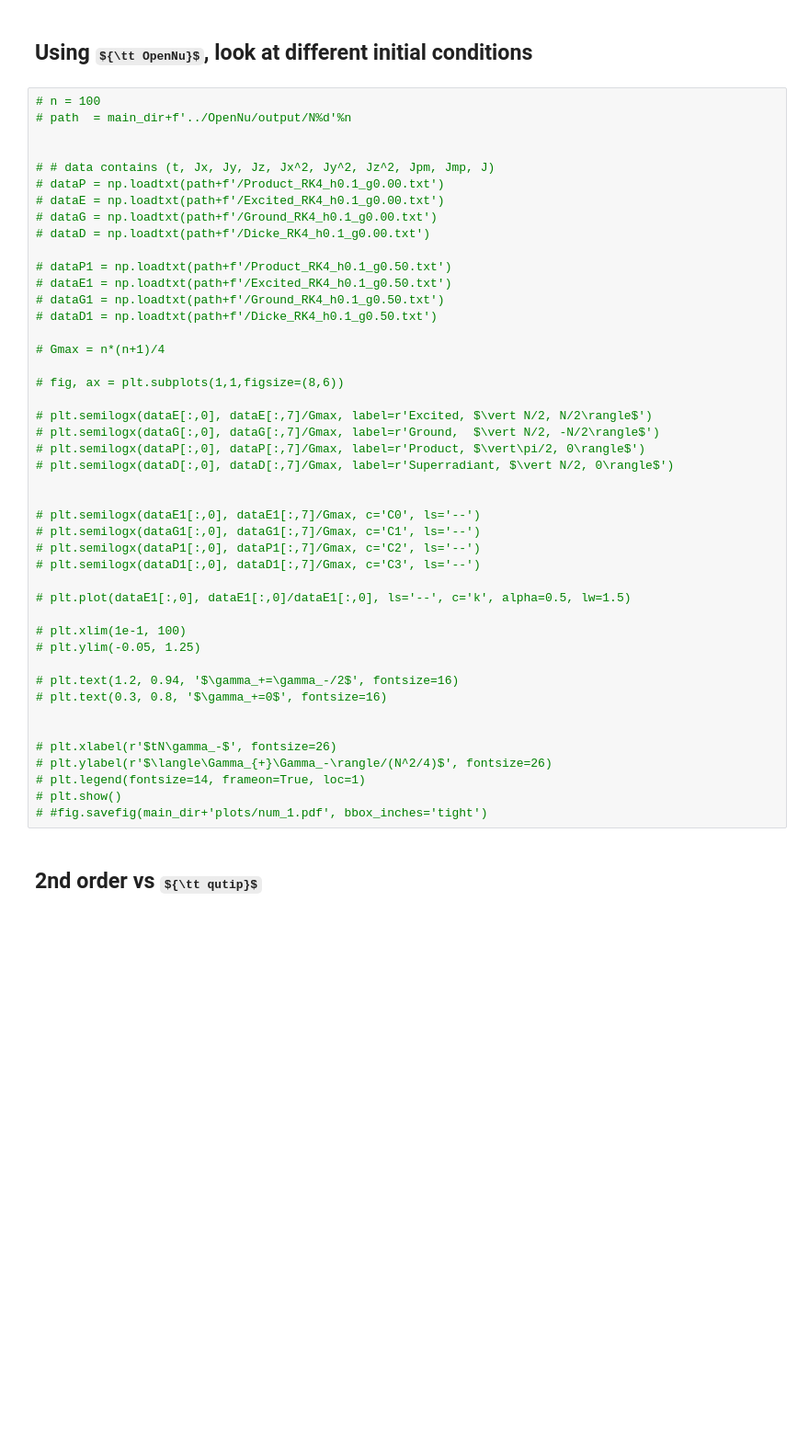
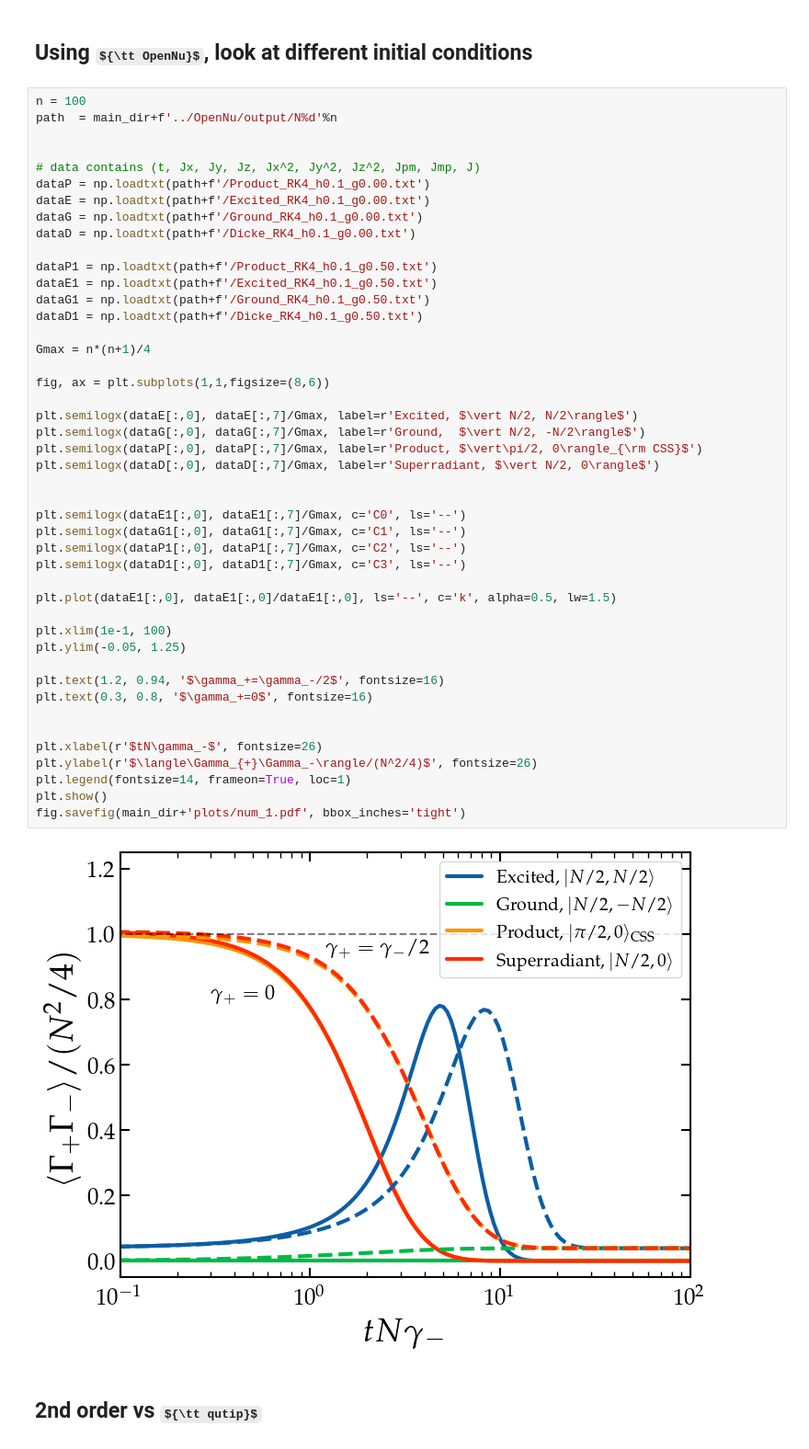
Before and after one commit to gpierobon/pyOpenNu, a Jupyter notebook: notebooks/Solutions.ipynb, the cells around one changed output. Shown at 92% size. Cells and saved outputs as stored; diff of their text form; some formulas as TeX source; blank space fills up the shorter version.

Commit message:
final plots from qutip

```diff
--- a/notebooks/Solutions.ipynb
+++ b/notebooks/Solutions.ipynb
@@ -394,50 +395,52 @@ fig.savefig(main_dir+'plots/jx2_t.pdf', bbox_inches='tight')
 # %% [markdown]
 ## Using ${\tt OpenNu}$, look at different initial conditions
 # %%
-# n = 100
-# path  = main_dir+f'../OpenNu/output/N%d'%n
+n = 100
+path  = main_dir+f'../OpenNu/output/N%d'%n
 
 
-# # data contains (t, Jx, Jy, Jz, Jx^2, Jy^2, Jz^2, Jpm, Jmp, J)
-# dataP = np.loadtxt(path+f'/Product_RK4_h0.1_g0.00.txt')
-# dataE = np.loadtxt(path+f'/Excited_RK4_h0.1_g0.00.txt')
-# dataG = np.loadtxt(path+f'/Ground_RK4_h0.1_g0.00.txt')
-# dataD = np.loadtxt(path+f'/Dicke_RK4_h0.1_g0.00.txt')
+# data contains (t, Jx, Jy, Jz, Jx^2, Jy^2, Jz^2, Jpm, Jmp, J)
+dataP = np.loadtxt(path+f'/Product_RK4_h0.1_g0.00.txt')
+dataE = np.loadtxt(path+f'/Excited_RK4_h0.1_g0.00.txt')
+dataG = np.loadtxt(path+f'/Ground_RK4_h0.1_g0.00.txt')
+dataD = np.loadtxt(path+f'/Dicke_RK4_h0.1_g0.00.txt')
 
-# dataP1 = np.loadtxt(path+f'/Product_RK4_h0.1_g0.50.txt')
-# dataE1 = np.loadtxt(path+f'/Excited_RK4_h0.1_g0.50.txt')
-# dataG1 = np.loadtxt(path+f'/Ground_RK4_h0.1_g0.50.txt')
-# dataD1 = np.loadtxt(path+f'/Dicke_RK4_h0.1_g0.50.txt')
+dataP1 = np.loadtxt(path+f'/Product_RK4_h0.1_g0.50.txt')
+dataE1 = np.loadtxt(path+f'/Excited_RK4_h0.1_g0.50.txt')
+dataG1 = np.loadtxt(path+f'/Ground_RK4_h0.1_g0.50.txt')
+dataD1 = np.loadtxt(path+f'/Dicke_RK4_h0.1_g0.50.txt')
 
-# Gmax = n*(n+1)/4
+Gmax = n*(n+1)/4
 
-# fig, ax = plt.subplots(1,1,figsize=(8,6))
+fig, ax = plt.subplots(1,1,figsize=(8,6))
 
-# plt.semilogx(dataE[:,0], dataE[:,7]/Gmax, label=r'Excited, $\vert N/2, N/2\rangle$')
-# plt.semilogx(dataG[:,0], dataG[:,7]/Gmax, label=r'Ground,  $\vert N/2, -N/2\rangle$')
-# plt.semilogx(dataP[:,0], dataP[:,7]/Gmax, label=r'Product, $\vert\pi/2, 0\rangle$')
-# plt.semilogx(dataD[:,0], dataD[:,7]/Gmax, label=r'Superradiant, $\vert N/2, 0\rangle$')
+plt.semilogx(dataE[:,0], dataE[:,7]/Gmax, label=r'Excited, $\vert N/2, N/2\rangle$')
+plt.semilogx(dataG[:,0], dataG[:,7]/Gmax, label=r'Ground,  $\vert N/2, -N/2\rangle$')
+plt.semilogx(dataP[:,0], dataP[:,7]/Gmax, label=r'Product, $\vert\pi/2, 0\rangle_{\rm CSS}$')
+plt.semilogx(dataD[:,0], dataD[:,7]/Gmax, label=r'Superradiant, $\vert N/2, 0\rangle$')
 
 
-# plt.semilogx(dataE1[:,0], dataE1[:,7]/Gmax, c='C0', ls='--')
-# plt.semilogx(dataG1[:,0], dataG1[:,7]/Gmax, c='C1', ls='--')
-# plt.semilogx(dataP1[:,0], dataP1[:,7]/Gmax, c='C2', ls='--')
-# plt.semilogx(dataD1[:,0], dataD1[:,7]/Gmax, c='C3', ls='--')
+plt.semilogx(dataE1[:,0], dataE1[:,7]/Gmax, c='C0', ls='--')
+plt.semilogx(dataG1[:,0], dataG1[:,7]/Gmax, c='C1', ls='--')
+plt.semilogx(dataP1[:,0], dataP1[:,7]/Gmax, c='C2', ls='--')
+plt.semilogx(dataD1[:,0], dataD1[:,7]/Gmax, c='C3', ls='--')
 
-# plt.plot(dataE1[:,0], dataE1[:,0]/dataE1[:,0], ls='--', c='k', alpha=0.5, lw=1.5)
+plt.plot(dataE1[:,0], dataE1[:,0]/dataE1[:,0], ls='--', c='k', alpha=0.5, lw=1.5)
 
-# plt.xlim(1e-1, 100)
-# plt.ylim(-0.05, 1.25)
+plt.xlim(1e-1, 100)
+plt.ylim(-0.05, 1.25)
 
-# plt.text(1.2, 0.94, '$\gamma_+=\gamma_-/2$', fontsize=16)
-# plt.text(0.3, 0.8, '$\gamma_+=0$', fontsize=16)
+plt.text(1.2, 0.94, '$\gamma_+=\gamma_-/2$', fontsize=16)
+plt.text(0.3, 0.8, '$\gamma_+=0$', fontsize=16)
 
 
-# plt.xlabel(r'$tN\gamma_-$', fontsize=26)
-# plt.ylabel(r'$\langle\Gamma_{+}\Gamma_-\rangle/(N^2/4)$', fontsize=26)
-# plt.legend(fontsize=14, frameon=True, loc=1)
-# plt.show()
-# #fig.savefig(main_dir+'plots/num_1.pdf', bbox_inches='tight')
+plt.xlabel(r'$tN\gamma_-$', fontsize=26)
+plt.ylabel(r'$\langle\Gamma_{+}\Gamma_-\rangle/(N^2/4)$', fontsize=26)
+plt.legend(fontsize=14, frameon=True, loc=1)
+plt.show()
+fig.savefig(main_dir+'plots/num_1.pdf', bbox_inches='tight')
+# %% [output]
+[figure, added]
 # %% [markdown]
 ## 2nd order vs ${\tt qutip}$
 # %%
```
Also changed, not shown: parts of 11 cells of this notebook, 1 other file.
